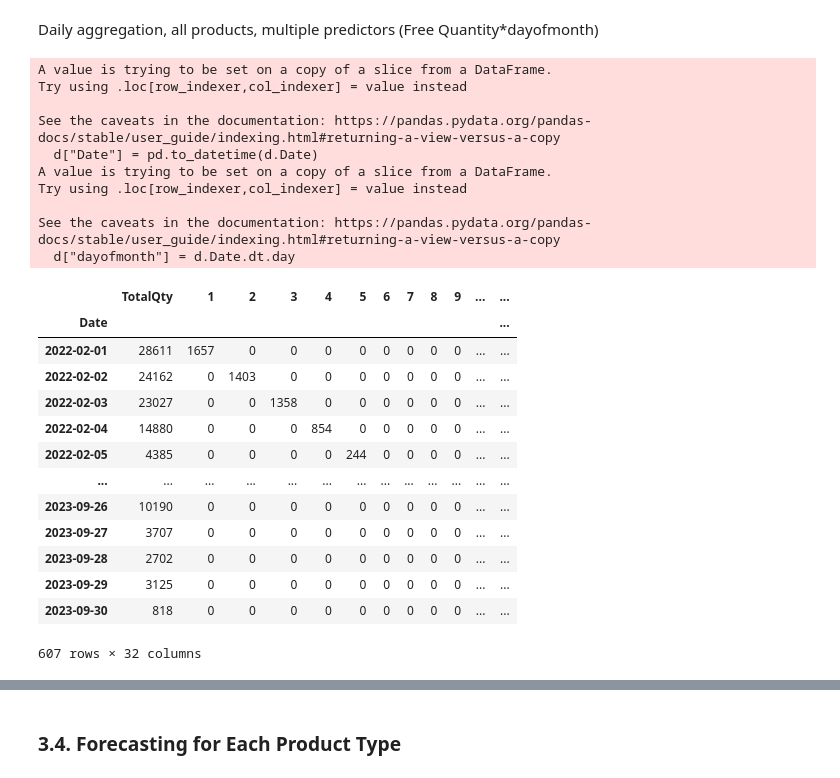
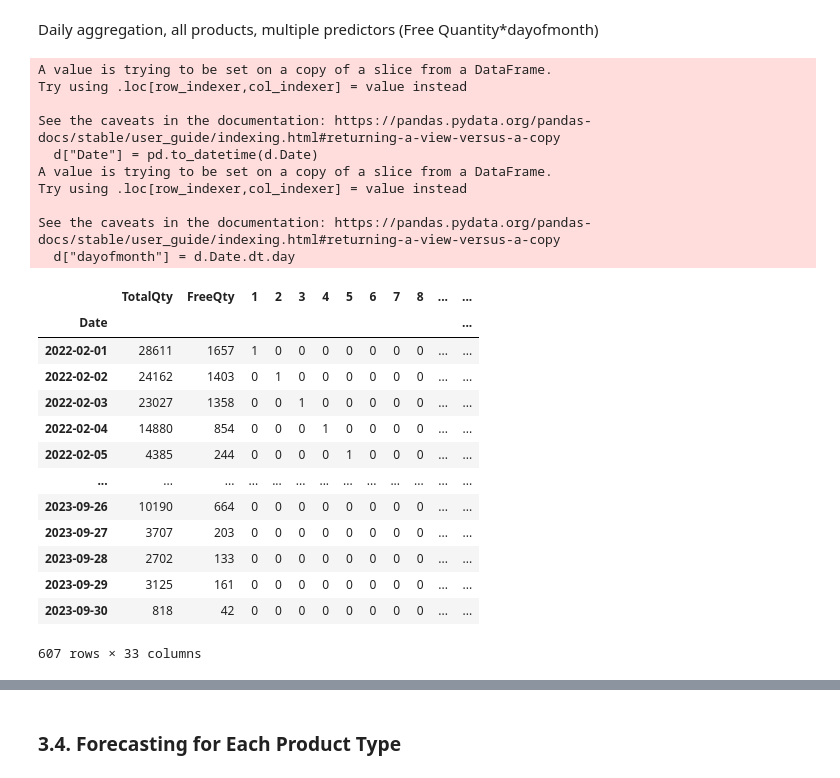
Before and after one commit to ayigitdogan/PharmaProject, a Jupyter notebook: IE492 - Pharma Project.ipynb, the cells around one changed output, grey strips where cells are left out. Cells and saved outputs as stored; diff of their text form; code cells hidden in the pictures.

```diff
--- a/IE492 - Pharma Project.ipynb
+++ b/IE492 - Pharma Project.ipynb
@@ -260,37 +260,37 @@ Daily aggregation, all products, multiple predictors (Free Quantity*dayofmonth)
 # %%
 d = df_prod[df_prod.ProductId == 39]
 d["Date"] = pd.to_datetime(d.Date)
 d["dayofmonth"] = d.Date.dt.day
 d = d[["Date", "TotalQty", "FreeQty", "dayofmonth"]].set_index("Date")
 one_hot = pd.get_dummies(d['dayofmonth']).astype(int)
 d = d.drop('dayofmonth', axis = 1)
-d = d.join(one_hot.mul(d["FreeQty"], axis=0))
-d = d.drop('FreeQty', axis = 1)
+d = d.join(one_hot)
+#.mul(d["FreeQty"]
 d
 # %% [output]
 A value is trying to be set on a copy of a slice from a DataFrame.
 Try using .loc[row_indexer,col_indexer] = value instead
 
 See the caveats in the documentation: https://pandas.pydata.org/pandas-docs/stable/user_guide/indexing.html#returning-a-view-versus-a-copy
   d["Date"] = pd.to_datetime(d.Date)
 A value is trying to be set on a copy of a slice from a DataFrame.
 Try using .loc[row_indexer,col_indexer] = value instead
 
 See the caveats in the documentation: https://pandas.pydata.org/pandas-docs/stable/user_guide/indexing.html#returning-a-view-versus-a-copy
   d["dayofmonth"] = d.Date.dt.day
-|  | TotalQty | 1 | 2 | 3 | 4 | 5 | 6 | 7 | 8 | 9 | ... | ... |
+|  | TotalQty | FreeQty | 1 | 2 | 3 | 4 | 5 | 6 | 7 | 8 | ... | ... |
 | Date |  |  |  |  |  |  |  |  |  |  |  | ... |
-| 2022-02-01 | 28611 | 1657 | 0 | 0 | 0 | 0 | 0 | 0 | 0 | 0 | ... | ... |
-| 2022-02-02 | 24162 | 0 | 1403 | 0 | 0 | 0 | 0 | 0 | 0 | 0 | ... | ... |
-| 2022-02-03 | 23027 | 0 | 0 | 1358 | 0 | 0 | 0 | 0 | 0 | 0 | ... | ... |
-| 2022-02-04 | 14880 | 0 | 0 | 0 | 854 | 0 | 0 | 0 | 0 | 0 | ... | ... |
-| 2022-02-05 | 4385 | 0 | 0 | 0 | 0 | 244 | 0 | 0 | 0 | 0 | ... | ... |
+| 2022-02-01 | 28611 | 1657 | 1 | 0 | 0 | 0 | 0 | 0 | 0 | 0 | ... | ... |
+| 2022-02-02 | 24162 | 1403 | 0 | 1 | 0 | 0 | 0 | 0 | 0 | 0 | ... | ... |
+| 2022-02-03 | 23027 | 1358 | 0 | 0 | 1 | 0 | 0 | 0 | 0 | 0 | ... | ... |
+| 2022-02-04 | 14880 | 854 | 0 | 0 | 0 | 1 | 0 | 0 | 0 | 0 | ... | ... |
+| 2022-02-05 | 4385 | 244 | 0 | 0 | 0 | 0 | 1 | 0 | 0 | 0 | ... | ... |
 | ... | ... | ... | ... | ... | ... | ... | ... | ... | ... | ... | ... | ... |
-| 2023-09-26 | 10190 | 0 | 0 | 0 | 0 | 0 | 0 | 0 | 0 | 0 | ... | ... |
-| 2023-09-27 | 3707 | 0 | 0 | 0 | 0 | 0 | 0 | 0 | 0 | 0 | ... | ... |
-| 2023-09-28 | 2702 | 0 | 0 | 0 | 0 | 0 | 0 | 0 | 0 | 0 | ... | ... |
-| 2023-09-29 | 3125 | 0 | 0 | 0 | 0 | 0 | 0 | 0 | 0 | 0 | ... | ... |
-| 2023-09-30 | 818 | 0 | 0 | 0 | 0 | 0 | 0 | 0 | 0 | 0 | ... | ... |
+| 2023-09-26 | 10190 | 664 | 0 | 0 | 0 | 0 | 0 | 0 | 0 | 0 | ... | ... |
+| 2023-09-27 | 3707 | 203 | 0 | 0 | 0 | 0 | 0 | 0 | 0 | 0 | ... | ... |
+| 2023-09-28 | 2702 | 133 | 0 | 0 | 0 | 0 | 0 | 0 | 0 | 0 | ... | ... |
+| 2023-09-29 | 3125 | 161 | 0 | 0 | 0 | 0 | 0 | 0 | 0 | 0 | ... | ... |
+| 2023-09-30 | 818 | 42 | 0 | 0 | 0 | 0 | 0 | 0 | 0 | 0 | ... | ... |
-607 rows × 32 columns
+607 rows × 33 columns
 # %%
 d.columns = [str(i) for i in list(d.columns)]
```
Also changed, not shown: parts of 7 cells of this notebook.
